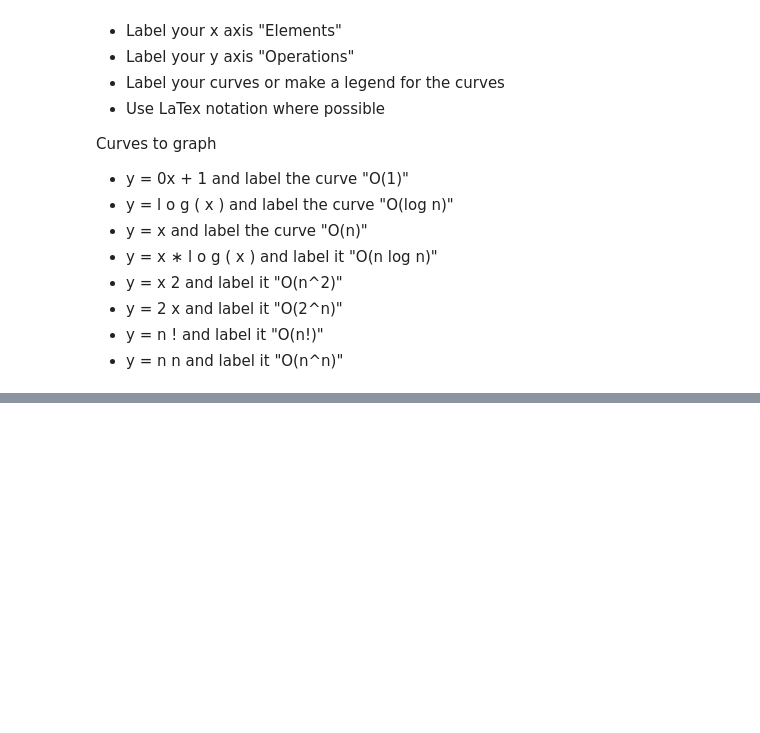
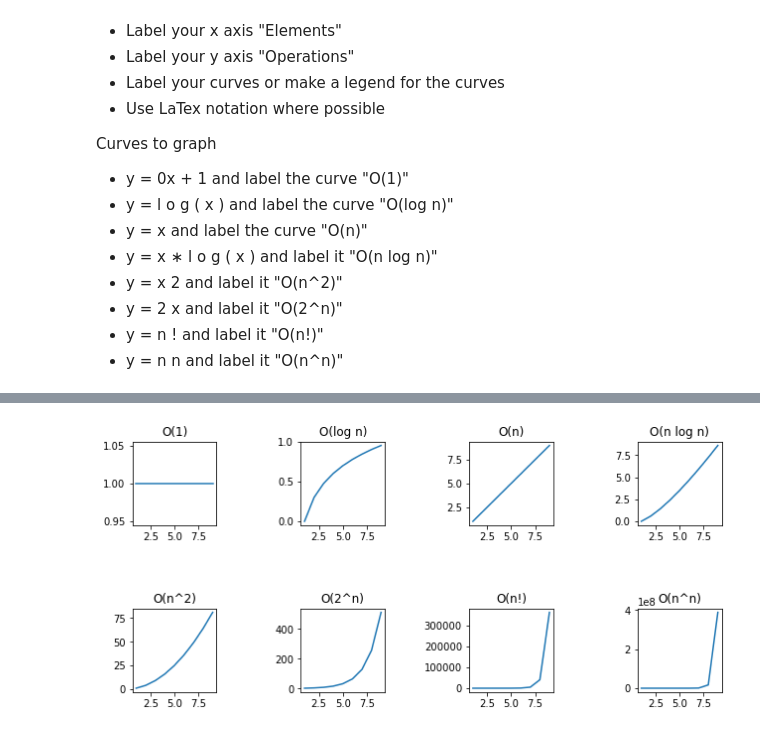
Before and after one commit to mdalton87/numpy-pandas-visualization-exercises, a Jupyter notebook: big_o_notation.ipynb, the cells around one changed output, grey strips where cells are left out. Cells and saved outputs as stored; diff of their text form; code cells hidden in the pictures; blank space fills up the shorter version.

```diff
--- a/big_o_notation.ipynb
+++ b/big_o_notation.ipynb
@@ -110,0 +101,42 @@ No handles with labels found to put in legend.
+# %%
+ # SUBPLOTS
+
+plt.subplot(241)
+plt.plot(x, y1, label = '$O(1)$')
+plt.title('O(1)')
+
+plt.subplot(242)
+plt.plot(x, y2)
+plt.title('O(log n)')
+
+plt.subplot(243)
+plt.plot(x, y3)
+plt.title('O(n)')
+
+plt.subplot(244)
+plt.plot(x, y4)
+plt.title('O(n log n)')
+
+plt.subplot(245)
+plt.plot(x, y5)
+plt.title('O(n^2)')
+
+plt.subplot(246)
+plt.plot(x, y6)
+plt.title('O(2^n)')
+
+plt.subplot(247)
+plt.plot(x, y7)
+plt.title("O(n!)")
+
+plt.subplot(248)
+plt.plot(x, y8)
+plt.title('O(n^n)')
+
+plt.subplots_adjust(left=None, bottom=None, right=1.5, top=1, wspace=1, hspace=1)
+# plt.xticks()
+
+
+plt.show()
+# %% [output]
+[figure, added]
```
Also changed, not shown: parts of 1 cell of this notebook.
